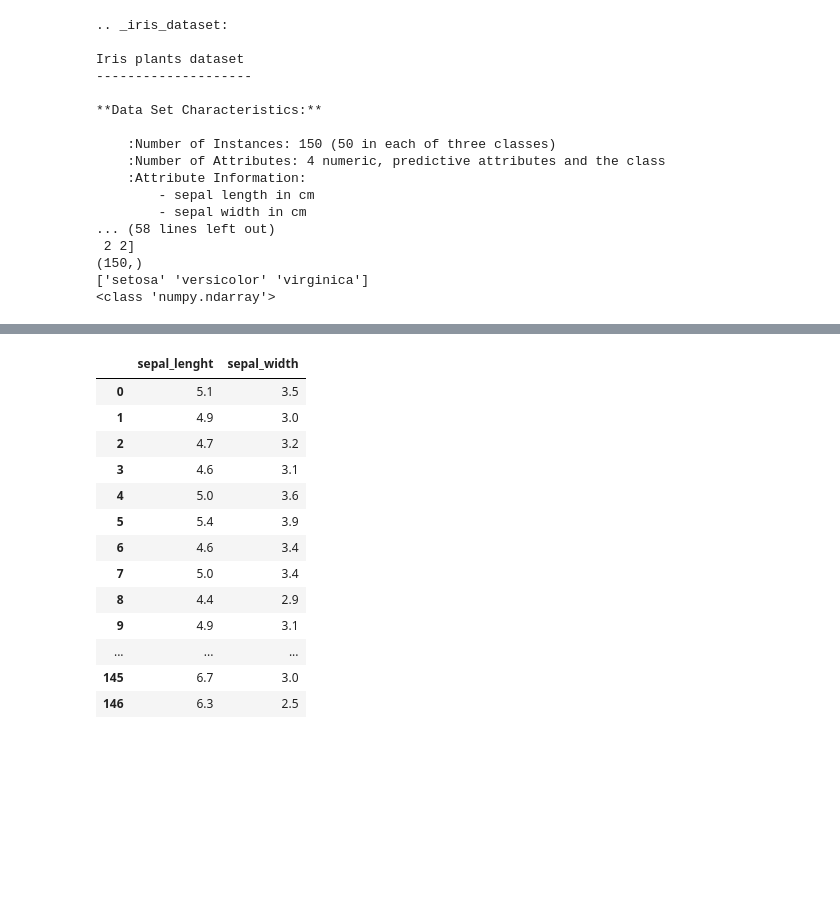
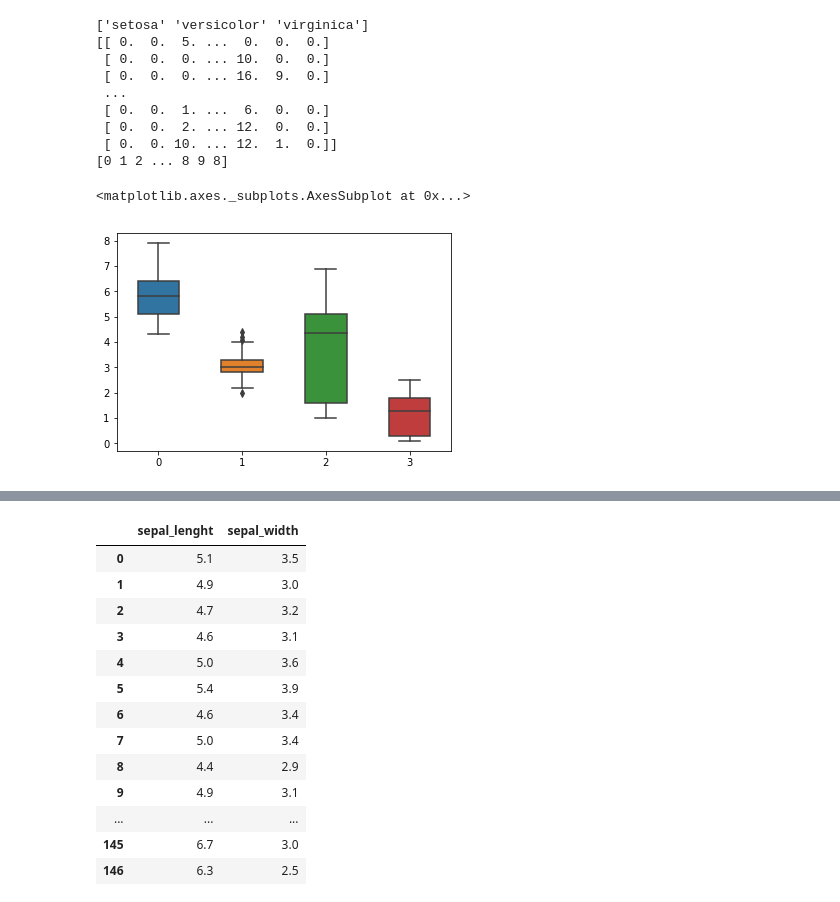
Before and after one commit to maknetaRo/ml_beginnings, a Jupyter notebook: learn_iris.ipynb, the cells around one changed output, grey strips where cells are left out. Drawn from its saved outputs; the diff is of its cells as text; code cells hidden in the pictures; blank space fills up the shorter version.

```diff
--- a/learn_iris.ipynb
+++ b/learn_iris.ipynb
@@ -8,27 +20,31 @@ iris = datasets.load_iris()
 # %%
-print(iris.DESCR)
-print(iris.data[0])
-print(iris.data.shape)
-print(iris.feature_names)
-print(iris.target)
-print(iris.target.shape)
+# print(iris.DESCR)
+# print(iris.data[0])
+# print(iris.data.shape)
+# print(iris.feature_names)
+# print(iris.target)
+# print(iris.target.shape)
 print(iris.target_names)
-print(type(iris.data))
+# print(type(iris.data))
+print(digits.data)
+print(digits.target)
 # %% [output]
-.. _iris_dataset:
-
-Iris plants dataset
---------------------
-
-**Data Set Characteristics:**
-
-    :Number of Instances: 150 (50 in each of three classes)
-    :Number of Attributes: 4 numeric, predictive attributes and the class
-    :Attribute Information:
-        - sepal length in cm
-        - sepal width in cm
-... (58 lines left out)
- 2 2]
-(150,)
 ['setosa' 'versicolor' 'virginica']
-<class 'numpy.ndarray'>
+[[ 0.  0.  5. ...  0.  0.  0.]
+ [ 0.  0.  0. ... 10.  0.  0.]
+ [ 0.  0.  0. ... 16.  9.  0.]
+ ...
+ [ 0.  0.  1. ...  6.  0.  0.]
+ [ 0.  0.  2. ... 12.  0.  0.]
+ [ 0.  0. 10. ... 12.  1.  0.]]
+[0 1 2 ... 8 9 8]
+# %%
+
+iris_data = iris.data
+iris_target = iris.target
+bplot = sns.boxplot(data = iris_data, width=0.5, fliersize=5)
+sns.set(rc={'figure.figsize':(1,10)})
+bplot
+# %% [output]
+<matplotlib.axes._subplots.AxesSubplot at 0x...>
+[figure, added]
```
Also changed, not shown: parts of 14 cells of this notebook.
